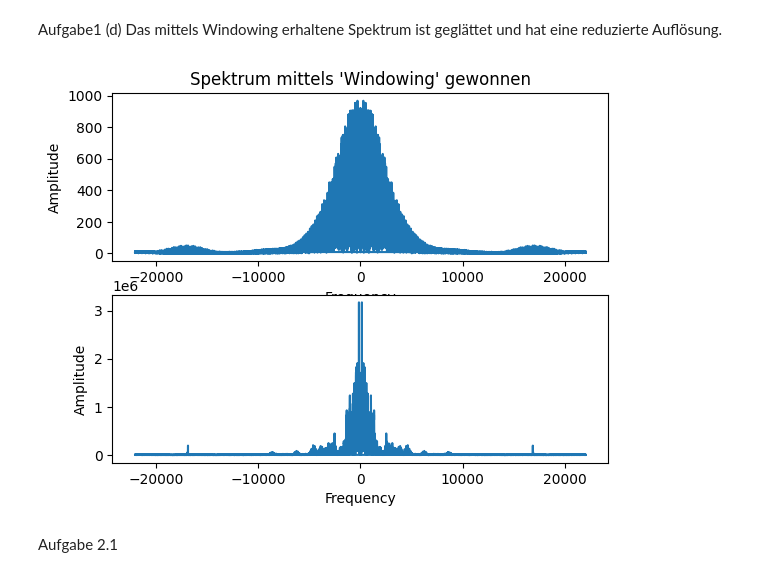
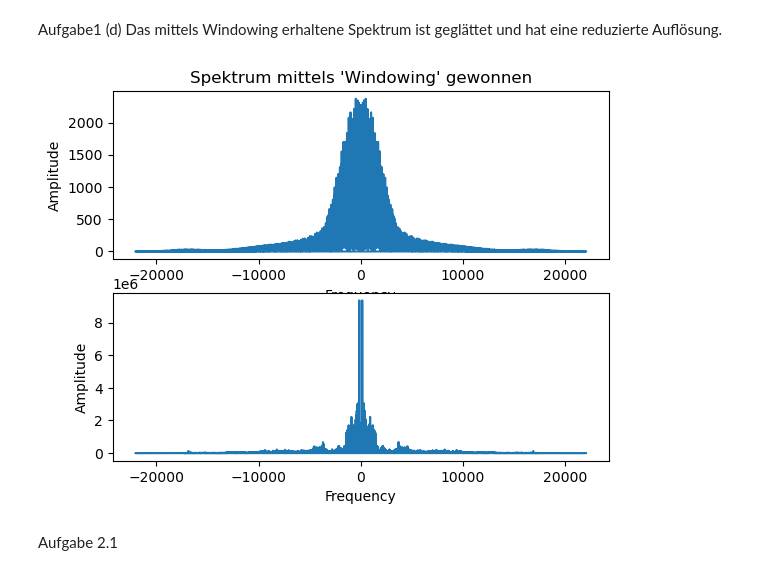
Before and after one commit to Matze-Katze/SSS, a Jupyter notebook: Versuch4/versuch4.ipynb, the cells around one changed output. Drawn from its saved outputs; the diff is of its cells as text; code cells hidden in the pictures.

```diff
--- a/Versuch4/versuch4.ipynb
+++ b/Versuch4/versuch4.ipynb
@@ -6,6 +6,7 @@ import scipy as sp
 import math
 
 SAMPLEFREQ = 44100
+FREQUENCIES = numpy.fft.fftfreq(SAMPLEFREQ, d=1/SAMPLEFREQ)
 # %%
 import pyaudio
 
@@ -30,17 +31,21 @@ def aufnahme():
 #aufnahme()
 # %%
 
-def trigger(path, threshold):
+def trigger(path, threshold,skipheader=0):
     sample = numpy.load(path)
     x = []
-    for i in range(len(sample)):
+    for i in range(skipheader,len(sample)):
         if sample[i] >= threshold:
+            for j in range(i,len(sample)):
+                if(-100<=sample[j]<=100):
+                    i=j
+                    break
             x = sample[i:]
             break
     return x[0:SAMPLEFREQ]
 
 
-test = trigger("./file.npy",2000)
+test = trigger("./file.npy",2500)
 plt.plot(test)
 # %% [output]
 [<matplotlib.lines.Line2D at 0x...>]
@@ -49,13 +54,12 @@ plt.plot(test)
 
 def calculate_amplitude_spectrum(signal):
     n = len(signal)
-    frequencies = numpy.fft.fftfreq(n, d=1/SAMPLEFREQ)
     spectrum = numpy.fft.fft(signal)
     amplitude_spectrum = numpy.abs(spectrum)
-    return frequencies, amplitude_spectrum
+    return amplitude_spectrum
 
-frequencies, amplitude_spectrum = calculate_amplitude_spectrum(test)
-plt.plot(frequencies, amplitude_spectrum)
+amplitude_spectrum = calculate_amplitude_spectrum(test)
+plt.plot(FREQUENCIES, amplitude_spectrum)
 plt.xlabel('Frequency')
 plt.ylabel('Amplitude')
 plt.show()
@@ -66,37 +70,35 @@ Aufgabe1 (d) Das mittels Windowing erhaltene Spektrum ist geglättet und hat ein
 # %%
 def cutInWindows(signal, window_size=512):
     gauss_window = numpy.array(sp.signal.gaussian(512, std=4))
     retlist = []
 
     # halbes Überlappen über Schrittweite erledigt
     for i in range(0, len(signal) - window_size + 1, math.floor(window_size / 2)):
         retlist.append(numpy.concatenate( [[0] * i, gauss_window * (signal[i:i + window_size]), [0] * (len(signal) - (i + window_size))] ))
     return retlist
 
-
 def fft_with_windows(signal):
     n = len(signal)
-    frequencies = numpy.fft.fftfreq(n, d=1/SAMPLEFREQ)
     tmp = numpy.array(cutInWindows(signal))
     spectrum = numpy.fft.fft(tmp).mean(0)
     amplitude_spectrum = numpy.abs(spectrum)
-    return frequencies, amplitude_spectrum
+    return  amplitude_spectrum
 
 
 plt.subplot(2, 1, 1)
-freqs, a_spec = fft_with_windows(test)
-plt.plot(freqs, a_spec)
+a_spec = fft_with_windows(test)
+plt.plot(FREQUENCIES, a_spec)
 plt.xlabel('Frequency')
 plt.ylabel('Amplitude')
 plt.title("Spektrum mittels 'Windowing' gewonnen")
 
 plt.subplot(2, 1, 2)
-plt.plot(frequencies, amplitude_spectrum)
+plt.plot(FREQUENCIES, amplitude_spectrum)
 plt.xlabel('Frequency')
 plt.ylabel('Amplitude')
 plt.show()
 # %% [output]
-[figure, old version]
+[figure, new version]
 # %% [markdown]
 Aufgabe 2.1
 # %%
```
Also changed, not shown: parts of 4 cells of this notebook, 1 other file.
